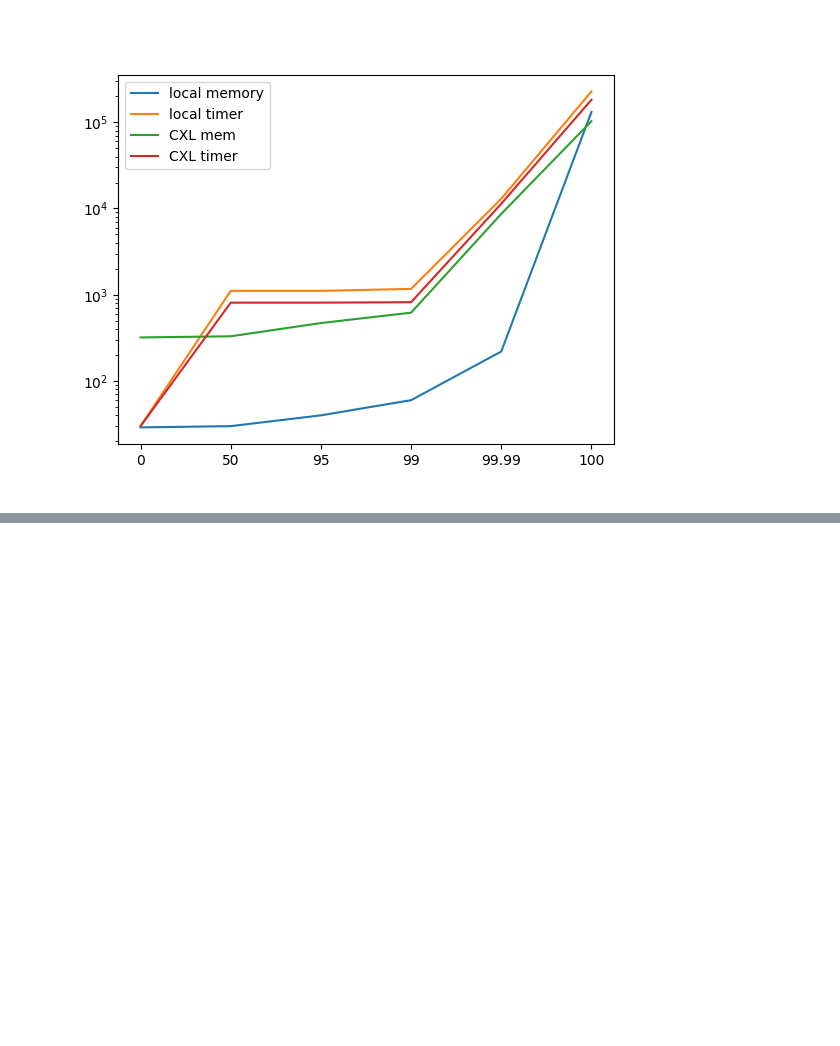
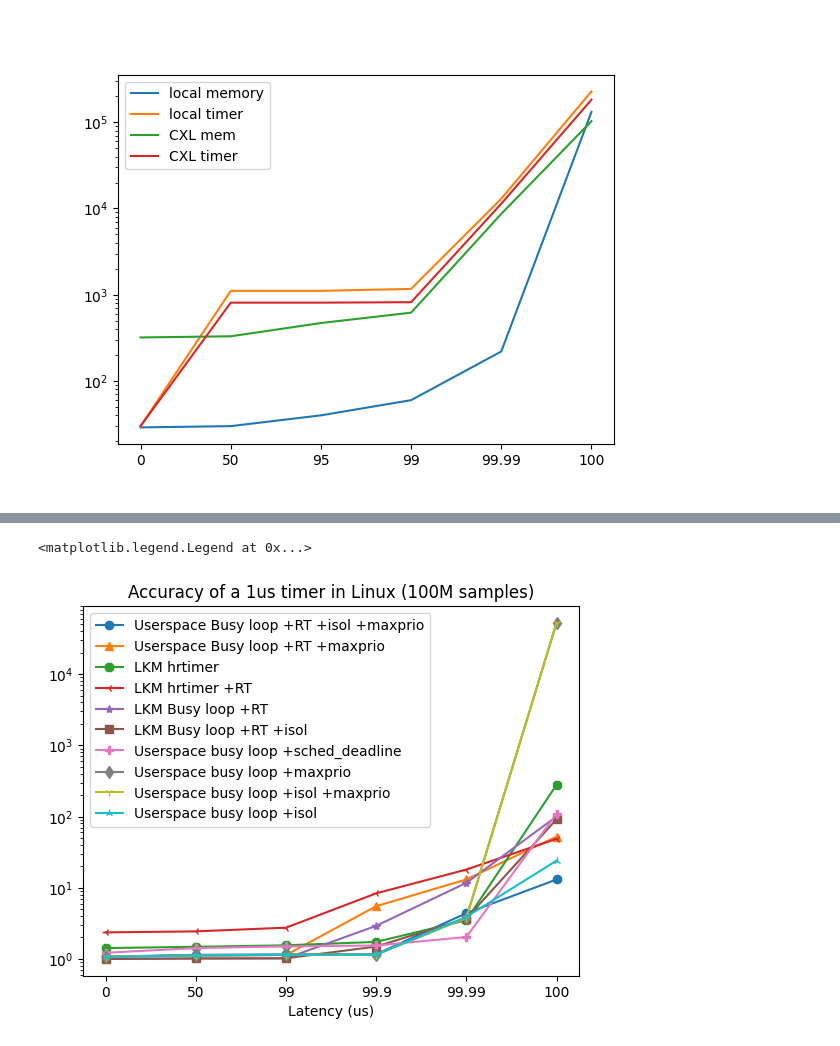
Before and after one commit to swystems/dmem-replication, a Jupyter notebook: jupyter/round-accuracy/ablation_study.ipynb, the cells around one changed output, grey strips where cells are left out. Cells and saved outputs as stored; diff of their text form; code cells hidden in the pictures; blank space fills up the shorter version.

Commit message:
timer test plot

```diff
--- a/jupyter/round-accuracy/ablation_study.ipynb
+++ b/jupyter/round-accuracy/ablation_study.ipynb
@@ -417,0 +476,48 @@ Max: 109611 ns, index: 8436714
+# %%
+import numpy as np
+import matplotlib.pyplot as plt
+
+fig, ax = plt.subplots()
+
+percentiles = [0, 50, 99, 99.9, 99.99, 100]
+x = [0,1,2,3,4,5]
+
+config1 = [1.074, 1.143, 1.156, 1.164, 4.39, 13.049]
+ax.plot(x, config1, '-o', label="Userspace Busy loop +RT +isol +maxprio")
+
+config2 = [1.078, 1.114, 1.134, 5.503, 13.075, 52.262]
+ax.plot(x, config2, '-^', label="Userspace Busy loop +RT +maxprio")
+
+config6 = [1.42, 1.48, 1.553, 1.735, 3.494, 278.858]
+ax.plot(x, config6, '-8', label="LKM hrtimer")
+
+config3 = [2.358, 2.437, 2.748, 8.342, 18, 48.608]
+ax.plot(x, config3, '-3', label="LKM hrtimer +RT")
+
+config4 = [1, 1.014, 1.017, 2.915, 11.706, 100.146]
+ax.plot(x, config4, '-*', label="LKM Busy loop +RT")
+
+config5 = [1, 1.014, 1.021, 1.492, 3.684, 91.567]
+ax.plot(x, config5, '-s', label="LKM Busy loop +RT +isol")
+
+config7 = [1.22, 1.42, 1.50, 1.544, 2.030, 109.611]
+ax.plot(x, config7, '-P', label="Userspace busy loop +sched_deadline ")
+
+config8 = [1.07, 1.121, 1.143, 1.15, 3.777, 52404.519]
+ax.plot(x, config8, '-d', label="Userspace busy loop +maxprio")
+
+config9 = [1.076, 1.117, 1.142, 1.15, 3.773, 52407.234]
+ax.plot(x, config9, '-1', label="Userspace busy loop +isol +maxprio")
+
+config10 = [1.075, 1.117, 1.14, 1.149, 3.898, 23.981]
+ax.plot(x, config10, '-2', label="Userspace busy loop +isol")
+
+ax.set_title("Accuracy of a 1us timer in Linux (100M samples)")
+ax.set_xlabel("Percentile")
+ax.set_xlabel("Latency (us)")
+ax.set_yscale("log")
+ax.set_xticks(x,labels=percentiles)
+ax.legend()
+# %% [output]
+<matplotlib.legend.Legend at 0x...>
+[figure, added]
```
Also changed, not shown: parts of 1 cell of this notebook, 1 other file.
